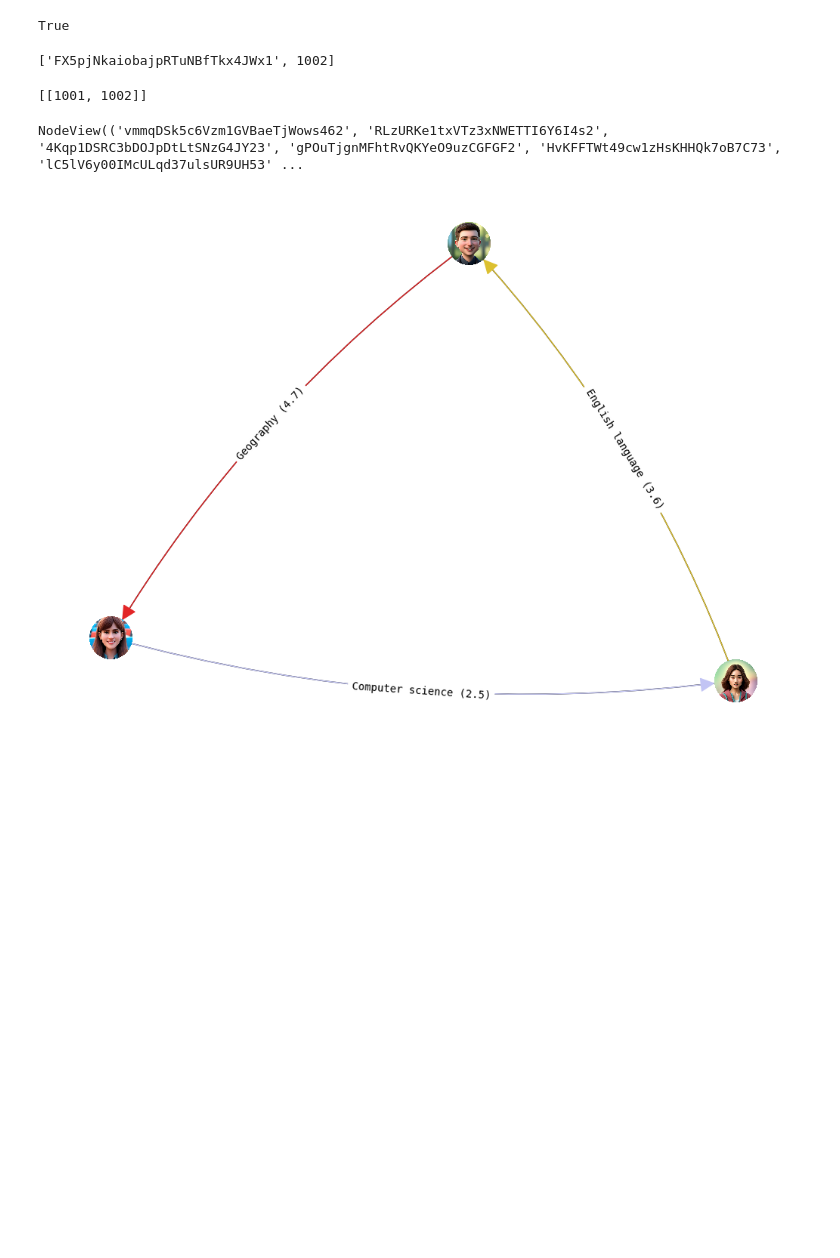
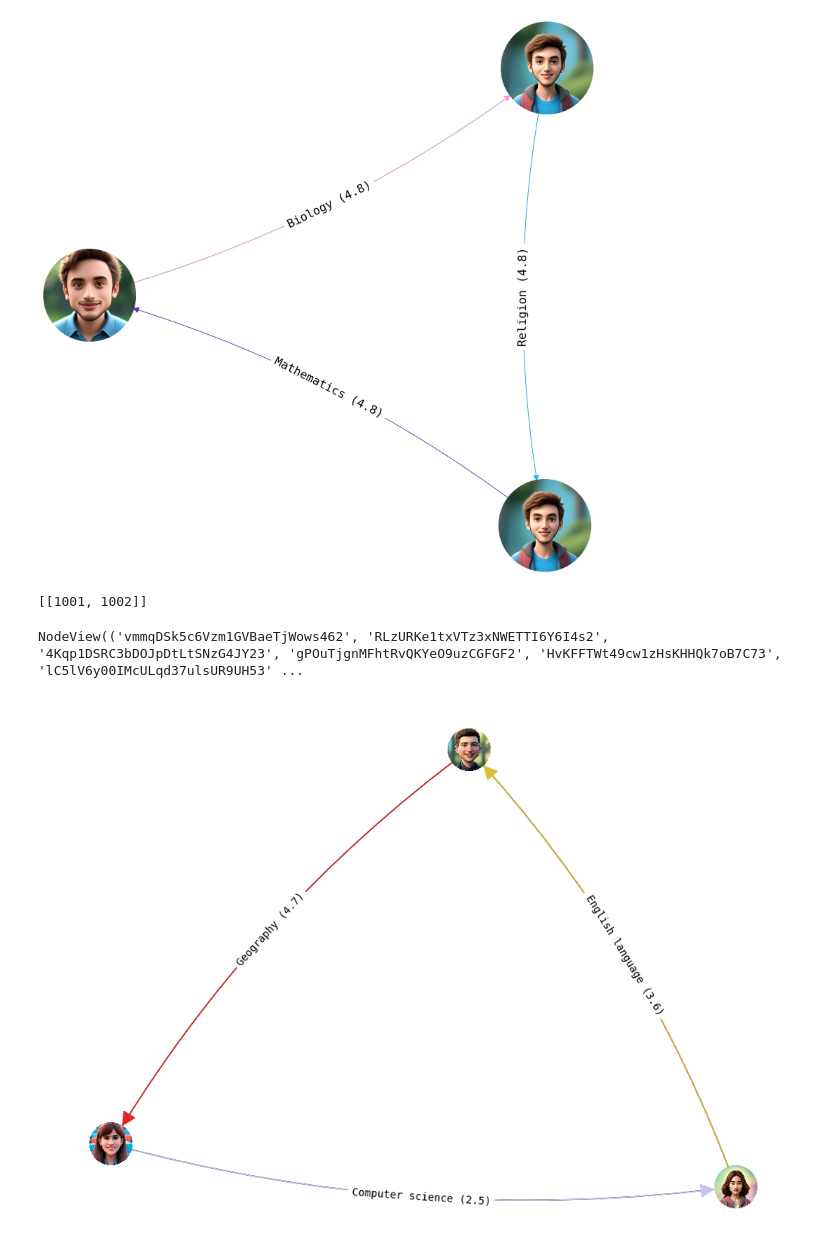
Before and after one commit to njaric03/UniHack24-Vanjo, a Jupyter notebook: knowledge_graph/make_knowledge_graph.ipynb, the cells around one changed output. Drawn from its saved outputs; the diff is of its cells as text; code cells hidden in the pictures; blank space fills up the shorter version.

Commit message:
fixed plots

```diff
--- a/knowledge_graph/make_knowledge_graph.ipynb
+++ b/knowledge_graph/make_knowledge_graph.ipynb
@@ -32,20 +32,26 @@ ug.add_user(1002, attributes = {'is_professor': True,
  'last_name': 'AcA',
  'rating_avg_teacher': 4.8,
  'email': 'filip.simona16@gmail.com',
- 'teaching_subject': 'Mathematics',
+ 'teaching_subject': 'Religion',
  'learning_subject': 'Biology',
   'avatar_id' : 2}
             )
+ug.add_user(1001, attributes = {'is_professor': True,
+ 'is_student': True,
+ 'first_name': 'acA',
+ 'last_name': 'AcA',
+ 'rating_avg_teacher': 4.8,
+ 'email': 'filip.simona16@gmail.com',
+ 'teaching_subject': 'Mathematics',
+ 'learning_subject': 'Religion',
+  'avatar_id' : 2}
+            )
-# %%
-'FX5pjNkaiobajpRTuNBfTkx4JWx1' in ug.graph.nodes
-# %% [output]
-True
 # %%
 ug.save_to_file('../resources/userbase/userbase_graph.pkl')
 # %%
-ug.find_best_cycle('FX5pjNkaiobajpRTuNBfTkx4JWx1')
+ug.draw_cycle("FX5pjNkaiobajpRTuNBfTkx4JWx1");
 # %% [output]
-['FX5pjNkaiobajpRTuNBfTkx4JWx1', 1002]
+[figure, added]
 # %%
 ug.change_cycle_status([1001, 1002], success=True)
 # %%
```
Also changed, not shown: 1 other file.
